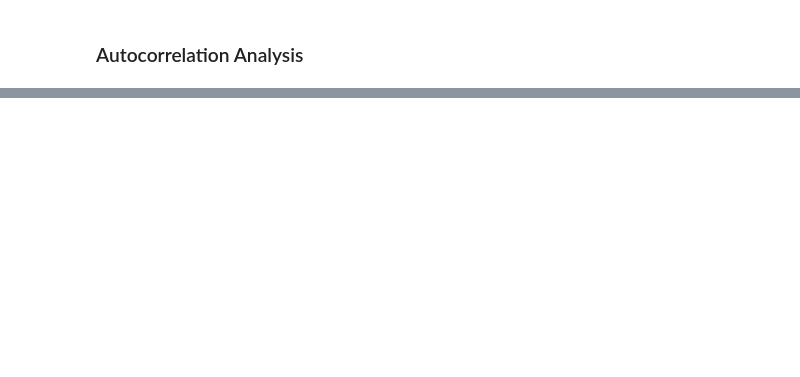
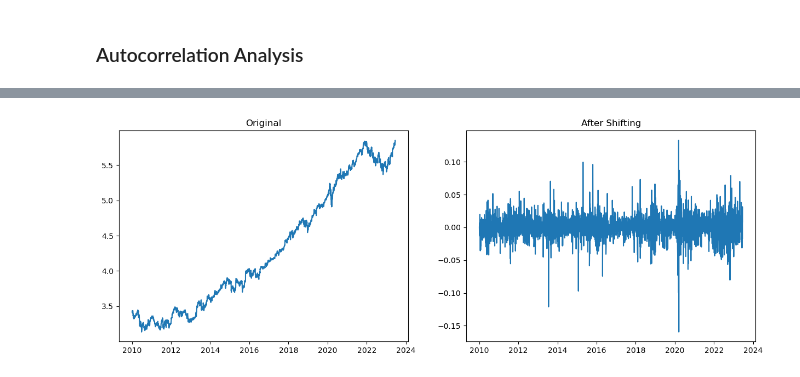
Before and after one commit to Stephie01/Time-Series-Analysis---Predicting-Microsoft-Stock-Prices-, a Jupyter notebook: project.ipynb, the cells around one changed output, grey strips where cells are left out. Cells and saved outputs as stored; diff of their text form; code cells hidden in the pictures; blank space fills up the shorter version.

```diff
--- a/project.ipynb
+++ b/project.ipynb
@@ -663,0 +610,11 @@ plot_pacf(df['Close'],lags=40);
+# %%
+fig, (ax1, ax2) = plt.subplots(1, 2, figsize=(15, 5))
+
+ax1.plot(df_logScale)
+ax1.set_title('Original')
+ax2.plot(datasetLogDiffShifting)
+ax2.set_title('After Shifting')
+
+plt.show()
+# %% [output]
+[figure, added]
```
Also changed, not shown: parts of 14 cells of this notebook.
